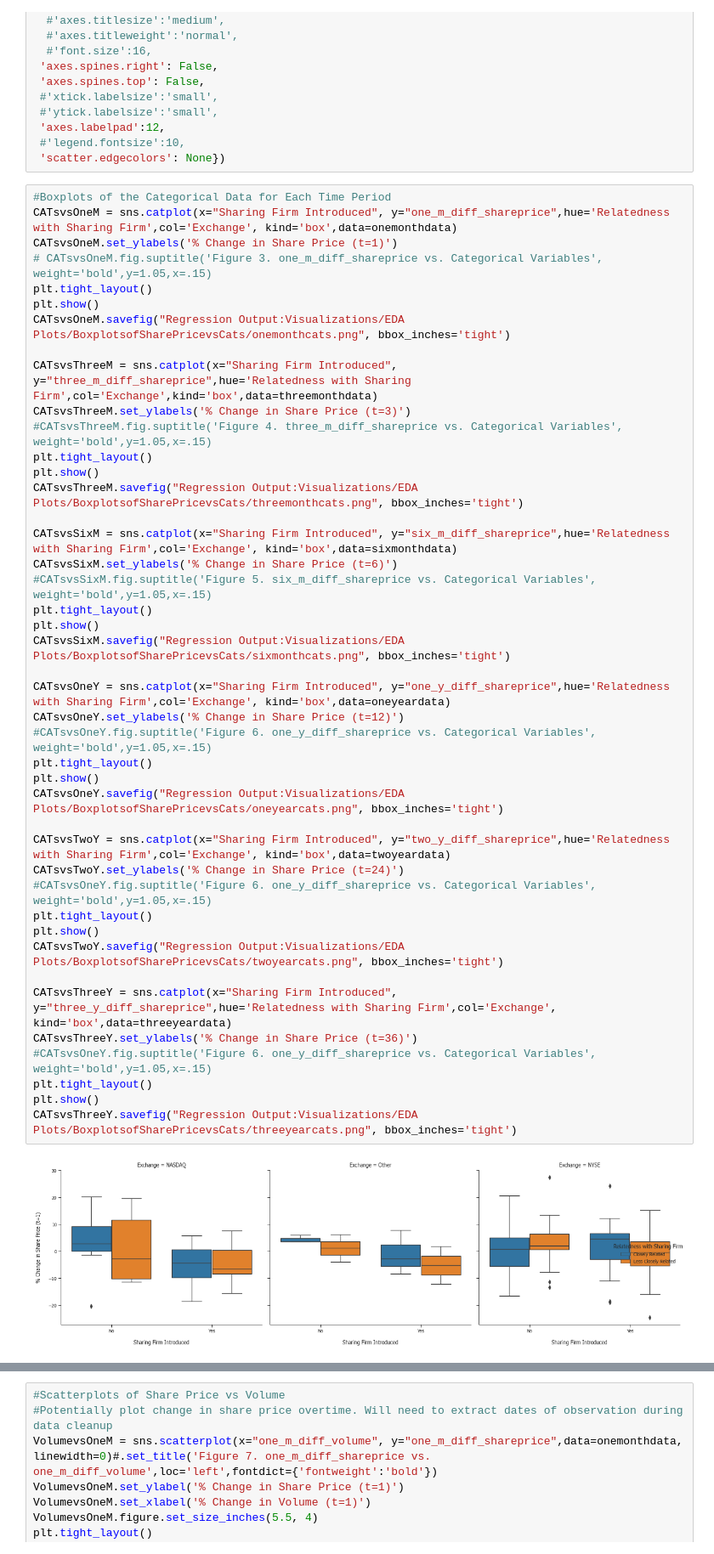
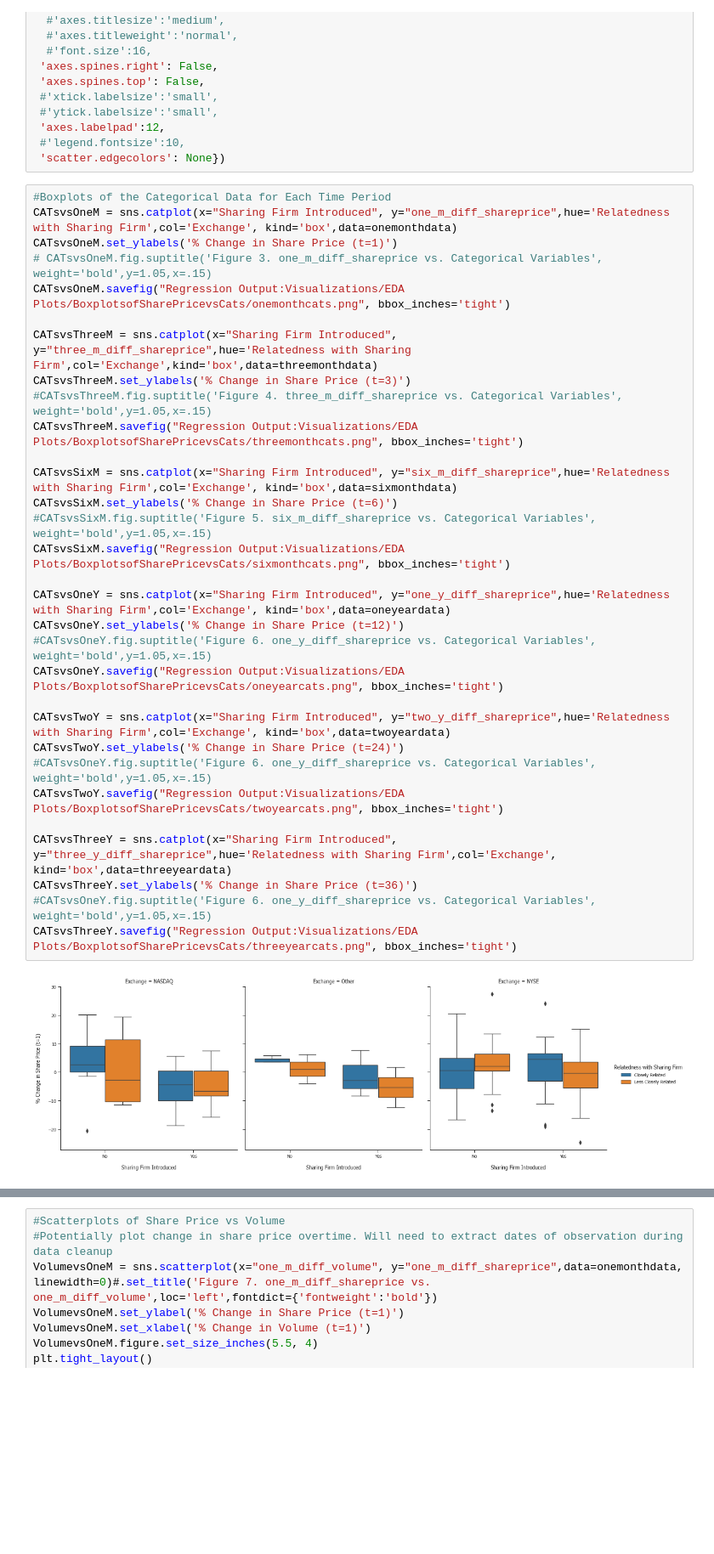
Before and after one commit to SolB77/Managerial-Economics-Senior-Thesis, a Jupyter notebook: Summary Statistics, Regression Analysis, and Visualizations.ipynb, the cells around one changed output, grey strips where cells are left out. Shown at 85% size. Saved outputs shown, nothing was run; the diff lists cells and outputs as text; blank space fills up the shorter version.

```diff
--- a/Summary Statistics, Regression Analysis, and Visualizations.ipynb
+++ b/Summary Statistics, Regression Analysis, and Visualizations.ipynb
@@ -98,43 +98,31 @@ rc={'font.family': 'sans-serif',
 CATsvsOneM = sns.catplot(x="Sharing Firm Introduced", y="one_m_diff_shareprice",hue='Relatedness with Sharing Firm',col='Exchange', kind='box',data=onemonthdata)
 CATsvsOneM.set_ylabels('% Change in Share Price (t=1)')
 # CATsvsOneM.fig.suptitle('Figure 3. one_m_diff_shareprice vs. Categorical Variables', weight='bold',y=1.05,x=.15)
-plt.tight_layout()
-plt.show()
 CATsvsOneM.savefig("Regression Output:Visualizations/EDA Plots/BoxplotsofSharePricevsCats/onemonthcats.png", bbox_inches='tight')
 
 CATsvsThreeM = sns.catplot(x="Sharing Firm Introduced", y="three_m_diff_shareprice",hue='Relatedness with Sharing Firm',col='Exchange',kind='box',data=threemonthdata)
 CATsvsThreeM.set_ylabels('% Change in Share Price (t=3)')
 #CATsvsThreeM.fig.suptitle('Figure 4. three_m_diff_shareprice vs. Categorical Variables', weight='bold',y=1.05,x=.15)
-plt.tight_layout()
-plt.show()
 CATsvsThreeM.savefig("Regression Output:Visualizations/EDA Plots/BoxplotsofSharePricevsCats/threemonthcats.png", bbox_inches='tight')
 
 CATsvsSixM = sns.catplot(x="Sharing Firm Introduced", y="six_m_diff_shareprice",hue='Relatedness with Sharing Firm',col='Exchange', kind='box',data=sixmonthdata)
 CATsvsSixM.set_ylabels('% Change in Share Price (t=6)')
 #CATsvsSixM.fig.suptitle('Figure 5. six_m_diff_shareprice vs. Categorical Variables', weight='bold',y=1.05,x=.15)
-plt.tight_layout()
-plt.show()
 CATsvsSixM.savefig("Regression Output:Visualizations/EDA Plots/BoxplotsofSharePricevsCats/sixmonthcats.png", bbox_inches='tight')
 
 CATsvsOneY = sns.catplot(x="Sharing Firm Introduced", y="one_y_diff_shareprice",hue='Relatedness with Sharing Firm',col='Exchange', kind='box',data=oneyeardata)
 CATsvsOneY.set_ylabels('% Change in Share Price (t=12)')
 #CATsvsOneY.fig.suptitle('Figure 6. one_y_diff_shareprice vs. Categorical Variables', weight='bold',y=1.05,x=.15)
-plt.tight_layout()
-plt.show()
 CATsvsOneY.savefig("Regression Output:Visualizations/EDA Plots/BoxplotsofSharePricevsCats/oneyearcats.png", bbox_inches='tight')
 
 CATsvsTwoY = sns.catplot(x="Sharing Firm Introduced", y="two_y_diff_shareprice",hue='Relatedness with Sharing Firm',col='Exchange', kind='box',data=twoyeardata)
 CATsvsTwoY.set_ylabels('% Change in Share Price (t=24)')
 #CATsvsOneY.fig.suptitle('Figure 6. one_y_diff_shareprice vs. Categorical Variables', weight='bold',y=1.05,x=.15)
-plt.tight_layout()
-plt.show()
 CATsvsTwoY.savefig("Regression Output:Visualizations/EDA Plots/BoxplotsofSharePricevsCats/twoyearcats.png", bbox_inches='tight')
 
 CATsvsThreeY = sns.catplot(x="Sharing Firm Introduced", y="three_y_diff_shareprice",hue='Relatedness with Sharing Firm',col='Exchange', kind='box',data=threeyeardata)
 CATsvsThreeY.set_ylabels('% Change in Share Price (t=36)')
 #CATsvsOneY.fig.suptitle('Figure 6. one_y_diff_shareprice vs. Categorical Variables', weight='bold',y=1.05,x=.15)
-plt.tight_layout()
-plt.show()
 CATsvsThreeY.savefig("Regression Output:Visualizations/EDA Plots/BoxplotsofSharePricevsCats/threeyearcats.png", bbox_inches='tight')
 # %% [output]
-[figure, old version]
+[figure, new version]
```
Also changed, not shown: parts of 1 cell of this notebook, 6 other files.
